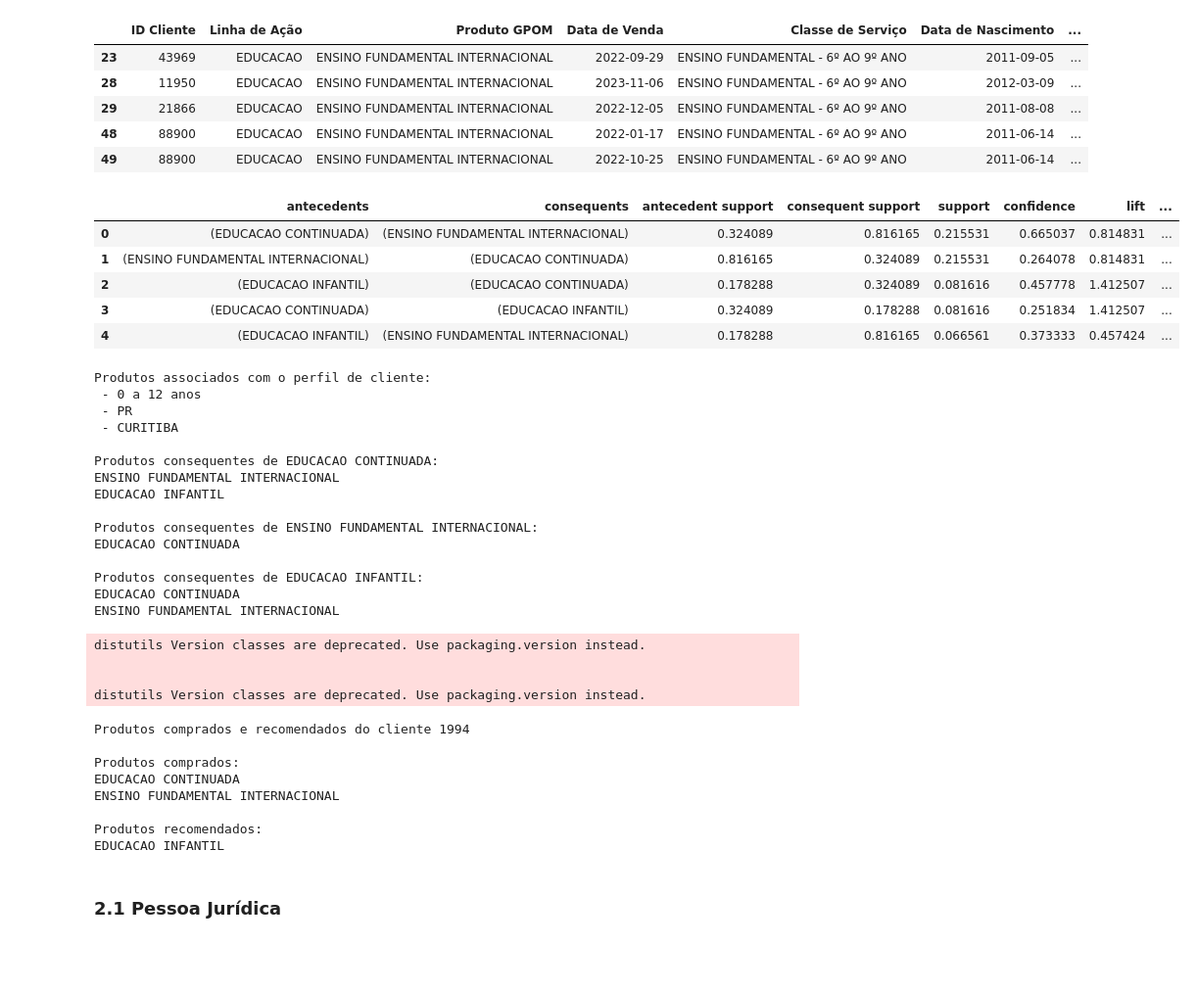
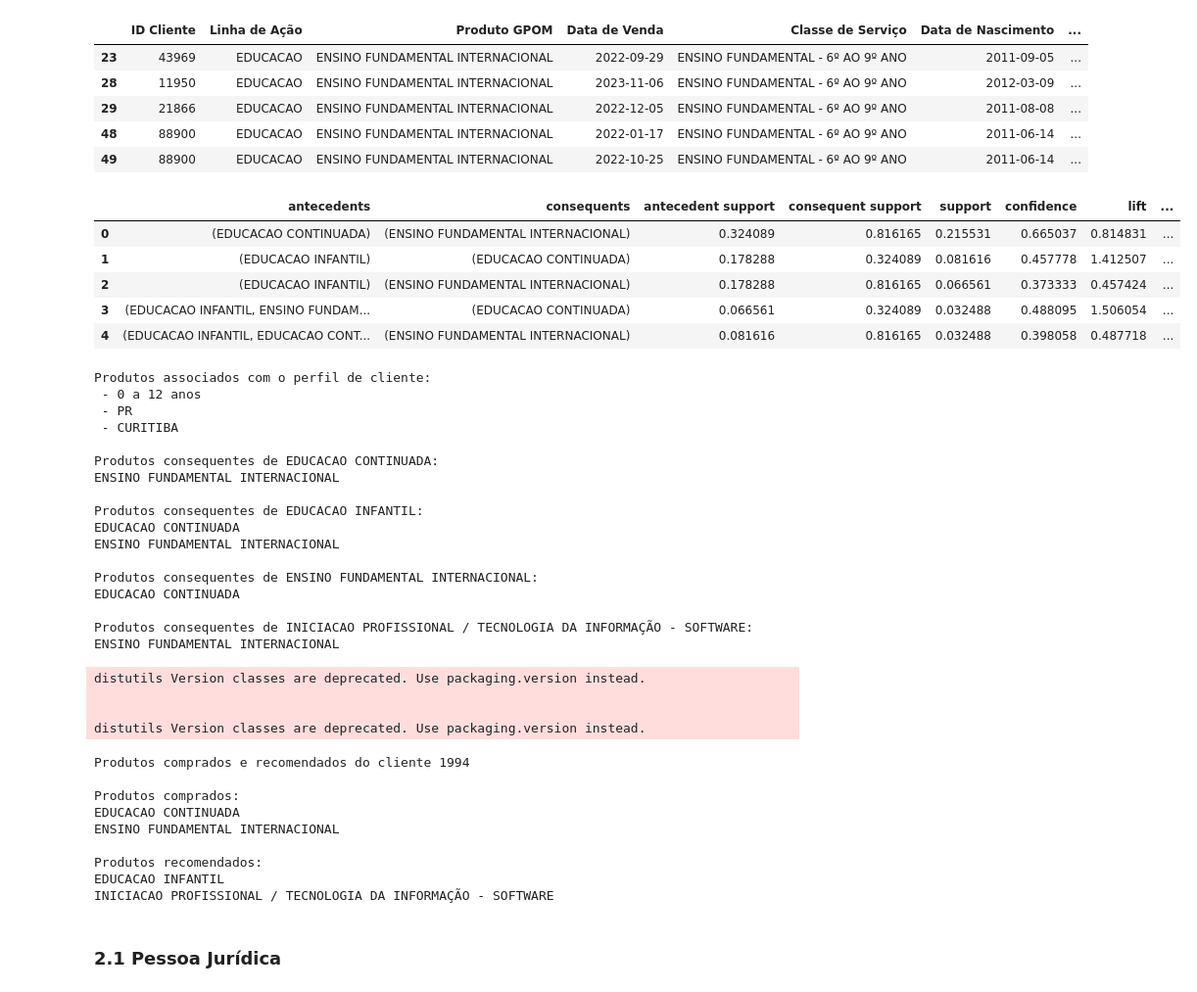
Before and after one commit to barbnrosa/sprint2-senai, a Jupyter notebook: codigos/Regras_associacao.ipynb, the cells around one changed output. Shown at 98% size. Cells and saved outputs as stored; diff of their text form; code cells hidden in the pictures; blank space fills up the shorter version.

```diff
--- a/codigos/Regras_associacao.ipynb
+++ b/codigos/Regras_associacao.ipynb
@@ -25,7 +25,7 @@ def processar_valor(valor):
         return f'{valor}'
 
 
-def processar_regras_associacao_pf(df_pf):
+def processar_regras_associacao_pf(df_pf, support, confidence):
     """
     Cria um dataframe com as regras de associação para pessoa física.
 
@@ -56,13 +56,13 @@ def processar_regras_associacao_pf(df_pf):
     # Transforma em dataframe
     transacao_transformado = pd.DataFrame(transacao_te, columns=te.columns_)
 
-    items_frequentes_apriori = apriori(transacao_transformado, use_colnames=True, min_support=0.02)
+    items_frequentes_apriori = apriori(transacao_transformado, use_colnames=True, min_support=support)
     items_frequentes_apriori_sorted = items_frequentes_apriori.sort_values(['support'],ascending=False)
 
-    regras_apriori = association_rules(items_frequentes_apriori_sorted, metric='confidence', min_threshold=0.2)
+    regras_apriori = association_rules(items_frequentes_apriori_sorted, metric='confidence', min_threshold=confidence)
     return regras_apriori
 
-def processar_regras_associacao_pj(df_pj):
+def processar_regras_associacao_pj(df_pj, support, confidence):
     """
     Cria um dataframe com as regras de associação para pessoa jurídica.
 
@@ -94,10 +94,10 @@ def processar_regras_associacao_pj(df_pj):
     # transformar em dataframe
     transacao_transformado = pd.DataFrame(transacao_te, columns=te.columns_)
 
-    items_frequentes_apriori = apriori(transacao_transformado, use_colnames=True, min_support=0.1)
+    items_frequentes_apriori = apriori(transacao_transformado, use_colnames=True, min_support=support)
     items_frequentes_apriori_sorted = items_frequentes_apriori.sort_values(['support'],ascending=False)
 
-    regras_apriori = association_rules(items_frequentes_apriori_sorted, metric='confidence', min_threshold=0.5)
+    regras_apriori = association_rules(items_frequentes_apriori_sorted, metric='confidence', min_threshold=confidence)
     return regras_apriori
 
 def filter_consequents(regras, antecedent):
@@ -192,15 +192,15 @@ filtered_df_pf.head()
 | 49 | 88900 | EDUCACAO | ENSINO FUNDAMENTAL INTERNACIONAL | 2022-10-25 | ENSINO FUNDAMENTAL - 6º AO 9º ANO | 2011-06-14 | ... |
 # %%
 # Aplicar o algoritimo apriori usando a função processar_regras_associacao_pf
-regras_pf = processar_regras_associacao_pf(filtered_df_pf)
+regras_pf = processar_regras_associacao_pf(filtered_df_pf, 0.01, 0.3)
 regras_pf.head()
 # %% [output]
 |  | antecedents | consequents | antecedent support | consequent support | support | confidence | lift | ... |
 | 0 | (EDUCACAO CONTINUADA) | (ENSINO FUNDAMENTAL INTERNACIONAL) | 0.324089 | 0.816165 | 0.215531 | 0.665037 | 0.814831 | ... |
-| 1 | (ENSINO FUNDAMENTAL INTERNACIONAL) | (EDUCACAO CONTINUADA) | 0.816165 | 0.324089 | 0.215531 | 0.264078 | 0.814831 | ... |
-| 2 | (EDUCACAO INFANTIL) | (EDUCACAO CONTINUADA) | 0.178288 | 0.324089 | 0.081616 | 0.457778 | 1.412507 | ... |
-| 3 | (EDUCACAO CONTINUADA) | (EDUCACAO INFANTIL) | 0.324089 | 0.178288 | 0.081616 | 0.251834 | 1.412507 | ... |
-| 4 | (EDUCACAO INFANTIL) | (ENSINO FUNDAMENTAL INTERNACIONAL) | 0.178288 | 0.816165 | 0.066561 | 0.373333 | 0.457424 | ... |
+| 1 | (EDUCACAO INFANTIL) | (EDUCACAO CONTINUADA) | 0.178288 | 0.324089 | 0.081616 | 0.457778 | 1.412507 | ... |
+| 2 | (EDUCACAO INFANTIL) | (ENSINO FUNDAMENTAL INTERNACIONAL) | 0.178288 | 0.816165 | 0.066561 | 0.373333 | 0.457424 | ... |
+| 3 | (EDUCACAO INFANTIL, ENSINO FUNDAM... | (EDUCACAO CONTINUADA) | 0.066561 | 0.324089 | 0.032488 | 0.488095 | 1.506054 | ... |
+| 4 | (EDUCACAO INFANTIL, EDUCACAO CONT... | (ENSINO FUNDAMENTAL INTERNACIONAL) | 0.081616 | 0.816165 | 0.032488 | 0.398058 | 0.487718 | ... |
 # %%
 
 antecedents = regras_pf['antecedents'].explode().unique()
@@ -226,13 +226,15 @@ Produtos associados com o perfil de cliente:
 
 Produtos consequentes de EDUCACAO CONTINUADA:
 ENSINO FUNDAMENTAL INTERNACIONAL
-EDUCACAO INFANTIL
+
+Produtos consequentes de EDUCACAO INFANTIL:
+EDUCACAO CONTINUADA
+ENSINO FUNDAMENTAL INTERNACIONAL
 
 Produtos consequentes de ENSINO FUNDAMENTAL INTERNACIONAL:
 EDUCACAO CONTINUADA
 
-Produtos consequentes de EDUCACAO INFANTIL:
-EDUCACAO CONTINUADA
+Produtos consequentes de INICIACAO PROFISSIONAL / TECNOLOGIA DA INFORMAÇÃO - SOFTWARE:
 ENSINO FUNDAMENTAL INTERNACIONAL
 # %%
 # Construção do DataFrame para o Treemap
@@ -319,6 +321,7 @@ ENSINO FUNDAMENTAL INTERNACIONAL
 
 Produtos recomendados:
 EDUCACAO INFANTIL
+INICIACAO PROFISSIONAL / TECNOLOGIA DA INFORMAÇÃO - SOFTWARE
 # %% [markdown]
 ### 2.1 Pessoa Jurídica
 # %%
```
Also changed, not shown: parts of 4 cells of this notebook.
